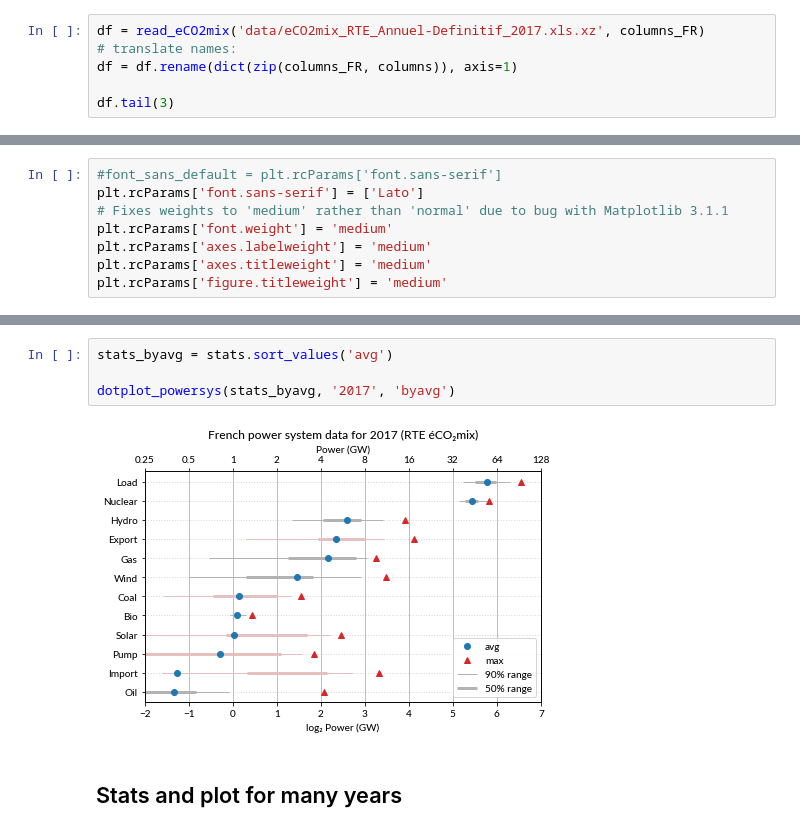
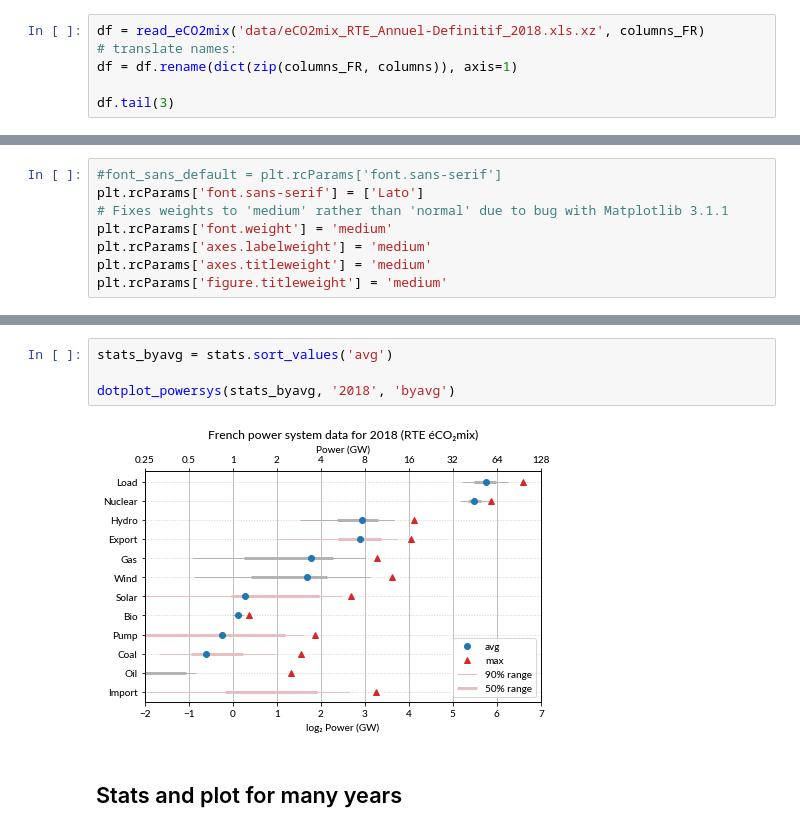
Before and after one commit to pierre-haessig/french-elec2, a Jupyter notebook: Dot-plots_capacity_energy.ipynb, the cells around one changed output, grey strips where cells are left out. Drawn from its saved outputs; the diff is of its cells as text.

```diff
--- a/Dot-plots_capacity_energy.ipynb
+++ b/Dot-plots_capacity_energy.ipynb
@@ -69,7 +107,7 @@ def read_eCO2mix(fname, columns):
 # %% [markdown]
 Read only the main columns (not the detailed ones)
 # %%
-df = read_eCO2mix('data/eCO2mix_RTE_Annuel-Definitif_2017.xls.xz', columns_FR)
+df = read_eCO2mix('data/eCO2mix_RTE_Annuel-Definitif_2018.xls.xz', columns_FR)
 # translate names:
 df = df.rename(dict(zip(columns_FR, columns)), axis=1)
 
@@ -380,9 +419,9 @@ dotplot_powersys(stats, '2017', 'bymax')
 # %%
 stats_byavg = stats.sort_values('avg')
 
-dotplot_powersys(stats_byavg, '2017', 'byavg')
+dotplot_powersys(stats_byavg, '2018', 'byavg')
 # %% [output]
-[figure, old version]
+[figure, new version]
 # %% [markdown]
 ## Stats and plot for many years
 # %% [markdown]
```
Also changed, not shown: parts of 32 cells of this notebook, 5 other files.
